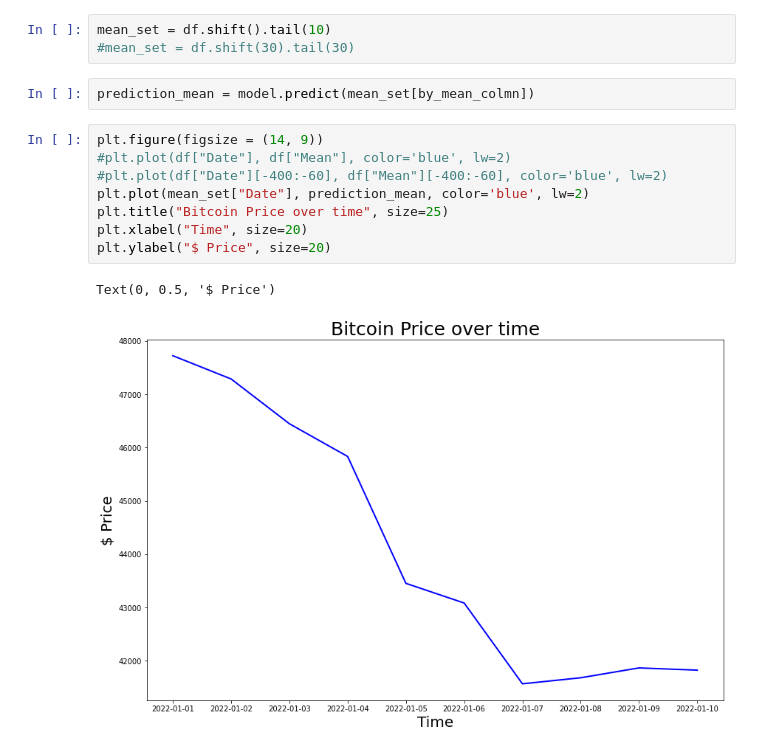
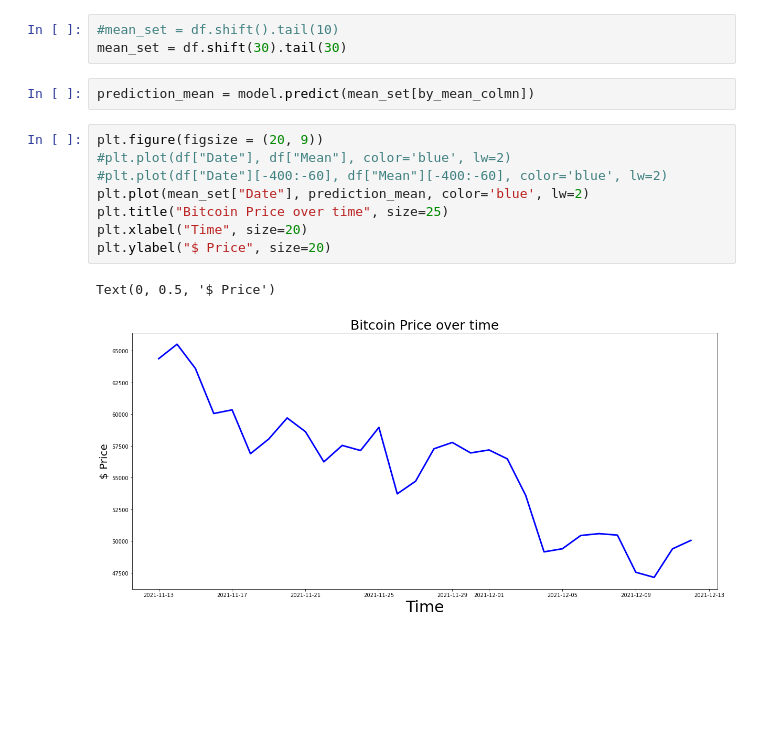
Before and after one commit to moo0la/final_peoject, a Jupyter notebook: Bitcoin_price_predictor_by_LinearRegression.ipynb, the cells around one changed output. Drawn from its saved outputs; the diff is of its cells as text; blank space fills up the shorter version.

```diff
--- a/Bitcoin_price_predictor_by_LinearRegression.ipynb
+++ b/Bitcoin_price_predictor_by_LinearRegression.ipynb
@@ -264,18 +265,18 @@ model.score(X_test, Y_test)
 # %% [output]
 1.0
 # %%
-mean_set = df.shift().tail(10)
-#mean_set = df.shift(30).tail(30)
+#mean_set = df.shift().tail(10)
+mean_set = df.shift(30).tail(30)
 # %%
 prediction_mean = model.predict(mean_set[by_mean_colmn])
 # %%
-plt.figure(figsize = (14, 9))
+plt.figure(figsize = (20, 9))
 #plt.plot(df["Date"], df["Mean"], color='blue', lw=2)
 #plt.plot(df["Date"][-400:-60], df["Mean"][-400:-60], color='blue', lw=2)
 plt.plot(mean_set["Date"], prediction_mean, color='blue', lw=2)
 plt.title("Bitcoin Price over time", size=25)
 plt.xlabel("Time", size=20)
 plt.ylabel("$ Price", size=20)
 # %% [output]
 Text(0, 0.5, '$ Price')
-[figure, old version]
+[figure, new version]
```
Also changed, not shown: parts of 7 cells of this notebook.
